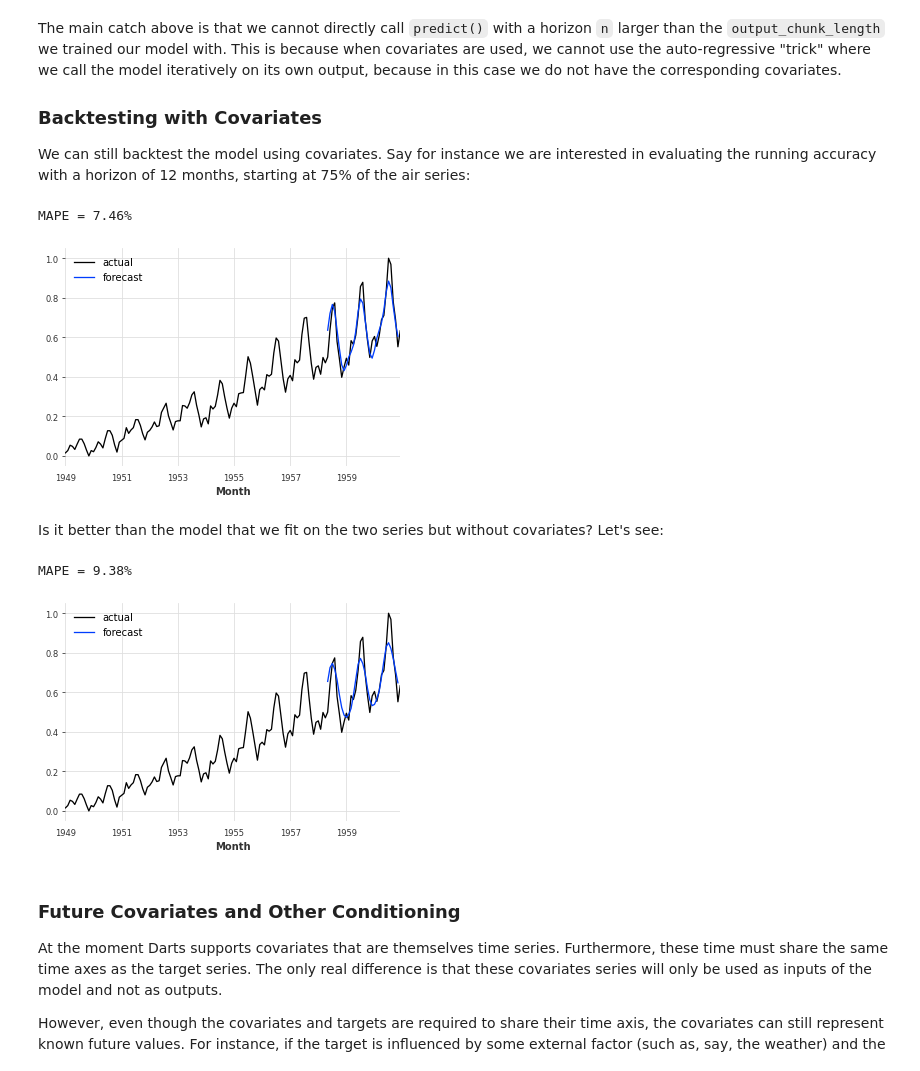
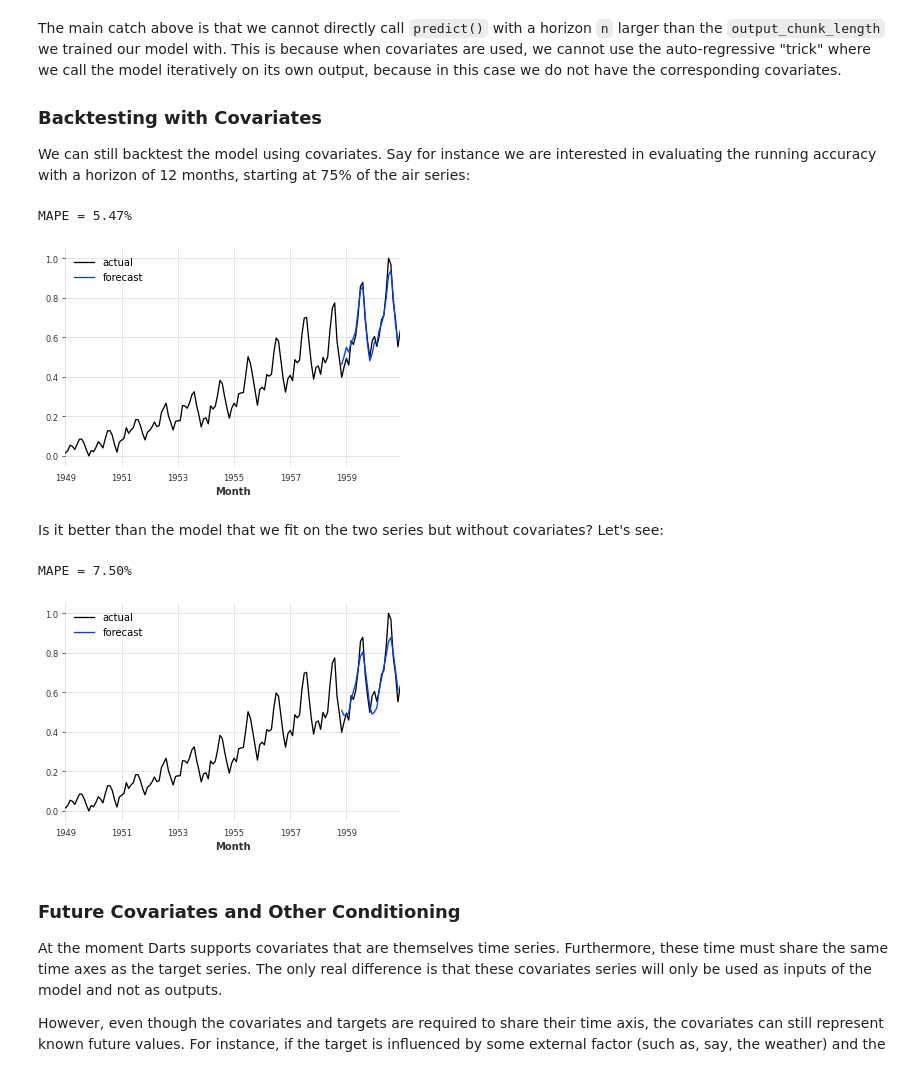
Before and after one commit to unit8co/darts, a Jupyter notebook: examples/multi-time-series-and-covariates.ipynb, the cells around one changed output. Saved outputs shown, nothing was run; the diff lists cells and outputs as text; code cells hidden in the pictures.

```diff
--- a/examples/multi-time-series-and-covariates.ipynb
+++ b/examples/multi-time-series-and-covariates.ipynb
@@ -306,36 +306,36 @@ We can still backtest the model using covariates. Say for instance we are intere
 # %%
 backtest_cov = model_cov.historical_forecasts(series_air_scaled,
                                               covariates=air_covariates,
                                               start=0.75,
-                                              forecast_horizon=6,
+                                              forecast_horizon=12,
                                               stride=1,
                                               retrain=False,
                                               verbose=True)
 
 series_air_scaled.plot(label='actual')
 backtest_cov.plot(label='forecast')
 plt.legend();
 print('MAPE = {:.2f}%'.format(mape(series_air_scaled, backtest_cov)))
 # %% [output]
-MAPE = 7.46%
+MAPE = 5.47%
-[figure, old version]
+[figure, new version]
 # %% [markdown]
 Is it better than the model that we fit on the two series but without covariates? Let's see:
 # %%
 backtest_no_cov = model_air_milk.historical_forecasts(series_air_scaled,
-                                              start=0.75,
-                                              forecast_horizon=6,
-                                              stride=1,
-                                              retrain=False,
-                                              verbose=True)
+                                                      start=0.75,
+                                                      forecast_horizon=12,
+                                                      stride=1,
+                                                      retrain=False,
+                                                      verbose=True)
 
 series_air_scaled.plot(label='actual')
 backtest_no_cov.plot(label='forecast')
 plt.legend();
 print('MAPE = {:.2f}%'.format(mape(series_air_scaled, backtest_no_cov)))
 # %% [output]
-MAPE = 9.38%
+MAPE = 7.50%
-[figure, old version]
+[figure, new version]
 # %% [markdown]
 ### Future Covariates and Other Conditioning
 
```
Also changed, not shown: 1 other file.
